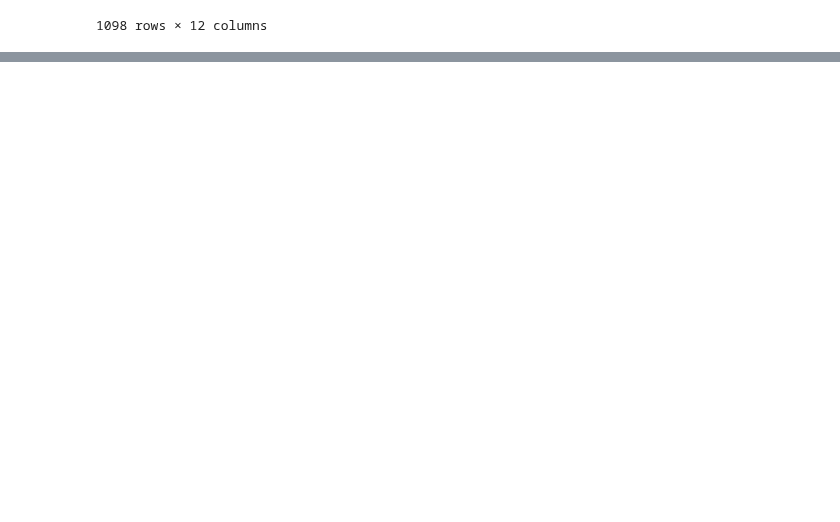
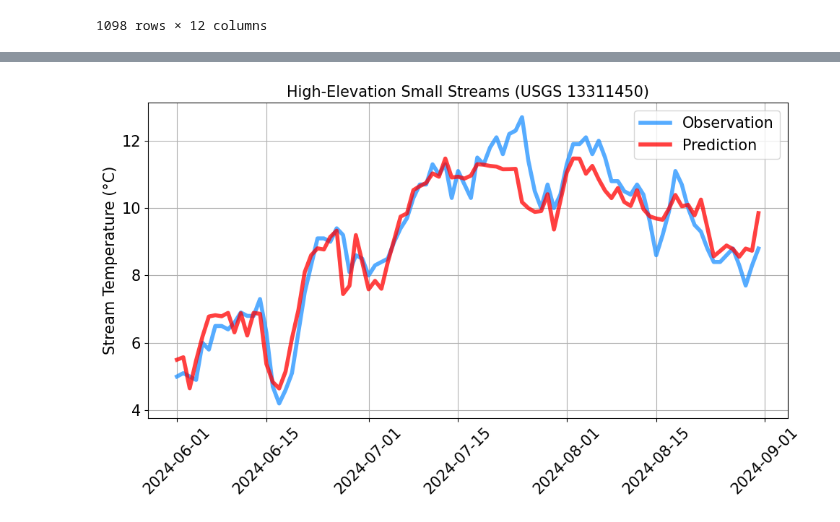
Before and after one commit to th2018/stream_thermal_2025_ms, a Jupyter notebook: clustering/High_Small_TS.ipynb, the cells around one changed output, grey strips where cells are left out. Saved outputs shown, nothing was run; the diff lists cells and outputs as text; code cells hidden in the pictures; blank space fills up the shorter version.

```diff
--- a/clustering/High_Small_TS.ipynb
+++ b/clustering/High_Small_TS.ipynb
@@ -379,0 +437,9 @@ plt.show()
+# %%
+
+
+
+site_pred_test = df_site_pred_test_0[ df_site_pred_test_0['y_test']>0 ]
+
+# Merge the two DataFrames by index, keeping all rows (even with NA)
+merged_df2 = pd.concat([ test_df, site_pred_test], axis=1)
+merged_df2
@@ -379,0 +460,26 @@ plt.show()
+# %%
+plt.figure(figsize=(10, 6))
+
+df = merged_df2[ merged_df2['Year'] == 2024    ]
+
+plt.plot(df['Date'], df['00010_Mean'], color='dodgerblue', label='Observation', alpha=0.75, linewidth = linewidth)
+
+plt.plot(df['Date'], df['y_pred_best'], color='red', label='Prediction', alpha=0.75, linewidth = linewidth )
+
+plt.xlabel( xlab , fontsize = fontsize)
+plt.ylabel( ylab , fontsize = fontsize )
+plt.title(  title , fontsize = fontsize)
+plt.xticks( fontsize = fontsize )
+
+plt.tick_params("x", rotation=45)
+
+plt.yticks( fontsize = fontsize )
+plt.legend( fontsize = fontsize )
+plt.grid(True)
+plt.tight_layout()
+
+plt.savefig( fig_name )
+
+plt.show()
+# %% [output]
+[figure, added]
```
Also changed, not shown: parts of 7 cells of this notebook.
